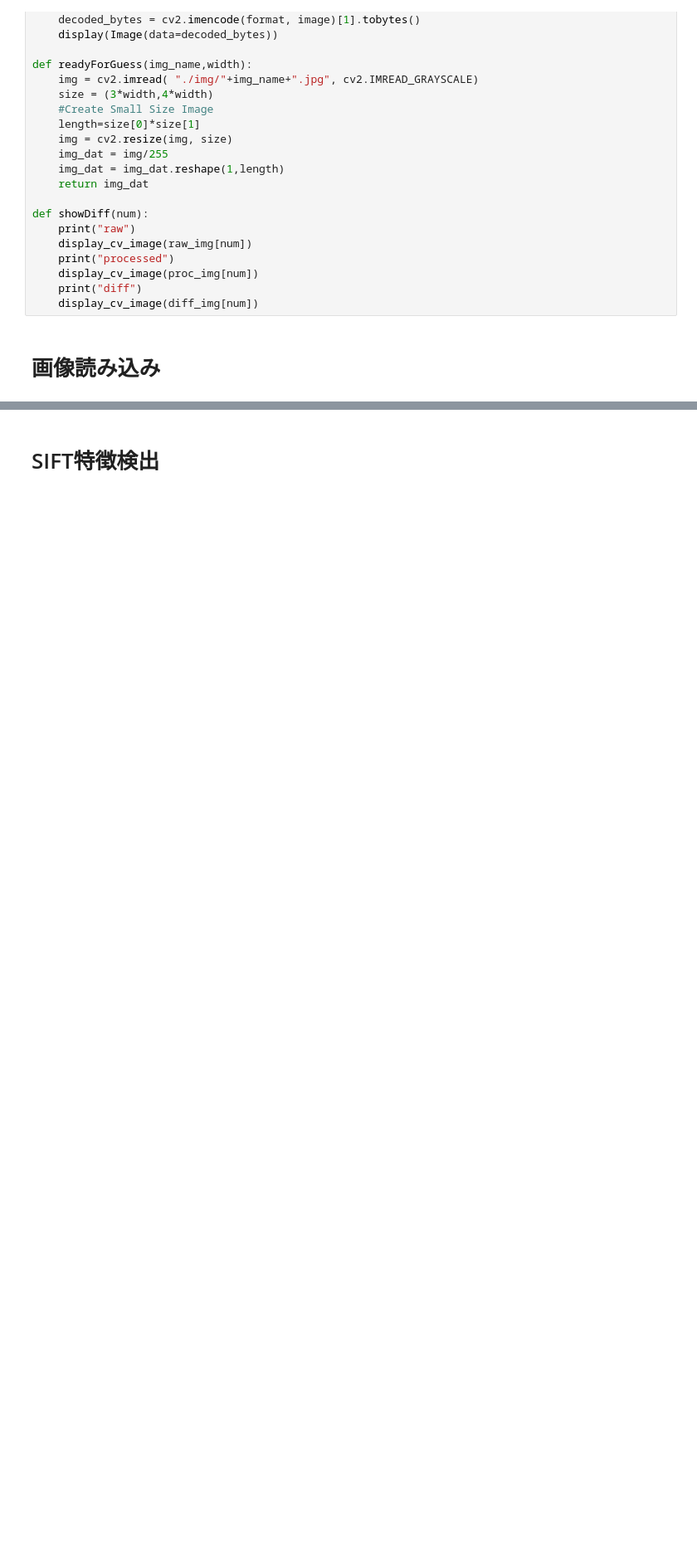
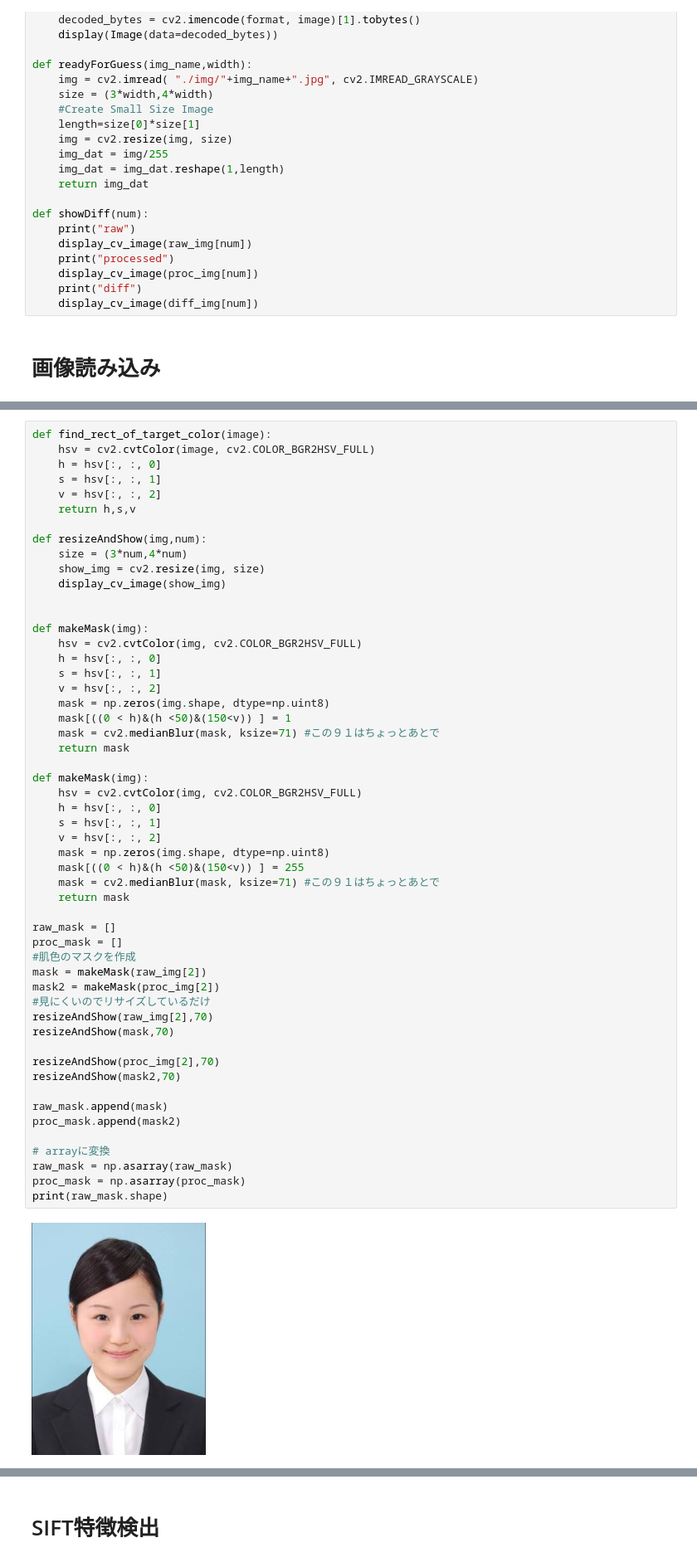
Before and after one commit to kinketsucom/Diff_Extraction, a Jupyter notebook: diff_extraction.ipynb, the cells around one changed output, grey strips where cells are left out. Shown at 83% size. Drawn from its saved outputs; the diff is of its cells as text; blank space fills up the shorter version.

```diff
--- a/diff_extraction.ipynb
+++ b/diff_extraction.ipynb
@@ -117,0 +97,55 @@ display_cv_image(im)
+# %%
+def find_rect_of_target_color(image):
+    hsv = cv2.cvtColor(image, cv2.COLOR_BGR2HSV_FULL)
+    h = hsv[:, :, 0]
+    s = hsv[:, :, 1]
+    v = hsv[:, :, 2]
+    return h,s,v
+
+def resizeAndShow(img,num):
+    size = (3*num,4*num)
+    show_img = cv2.resize(img, size)
+    display_cv_image(show_img)
+
+
+def makeMask(img):
+    hsv = cv2.cvtColor(img, cv2.COLOR_BGR2HSV_FULL)
+    h = hsv[:, :, 0]
+    s = hsv[:, :, 1]
+    v = hsv[:, :, 2]
+    mask = np.zeros(img.shape, dtype=np.uint8)
+    mask[((0 < h)&(h <50)&(150<v)) ] = 1
+    mask = cv2.medianBlur(mask, ksize=71) #この９１はちょっとあとで
+    return mask
+
+def makeMask(img):
+    hsv = cv2.cvtColor(img, cv2.COLOR_BGR2HSV_FULL)
+    h = hsv[:, :, 0]
+    s = hsv[:, :, 1]
+    v = hsv[:, :, 2]
+    mask = np.zeros(img.shape, dtype=np.uint8)
+    mask[((0 < h)&(h <50)&(150<v)) ] = 255
+    mask = cv2.medianBlur(mask, ksize=71) #この９１はちょっとあとで
+    return mask
+
+raw_mask = []
+proc_mask = []
+#肌色のマスクを作成
+mask = makeMask(raw_img[2])
+mask2 = makeMask(proc_img[2])
+#見にくいのでリサイズしているだけ
+resizeAndShow(raw_img[2],70)
+resizeAndShow(mask,70)
+
+resizeAndShow(proc_img[2],70)
+resizeAndShow(mask2,70)
+
+raw_mask.append(mask)
+proc_mask.append(mask2)
+
+# arrayに変換
+raw_mask = np.asarray(raw_mask)
+proc_mask = np.asarray(proc_mask)
+print(raw_mask.shape)
+# %% [output]
+[figure, added]
```
Also changed, not shown: parts of 14 cells of this notebook, 3 other files.
